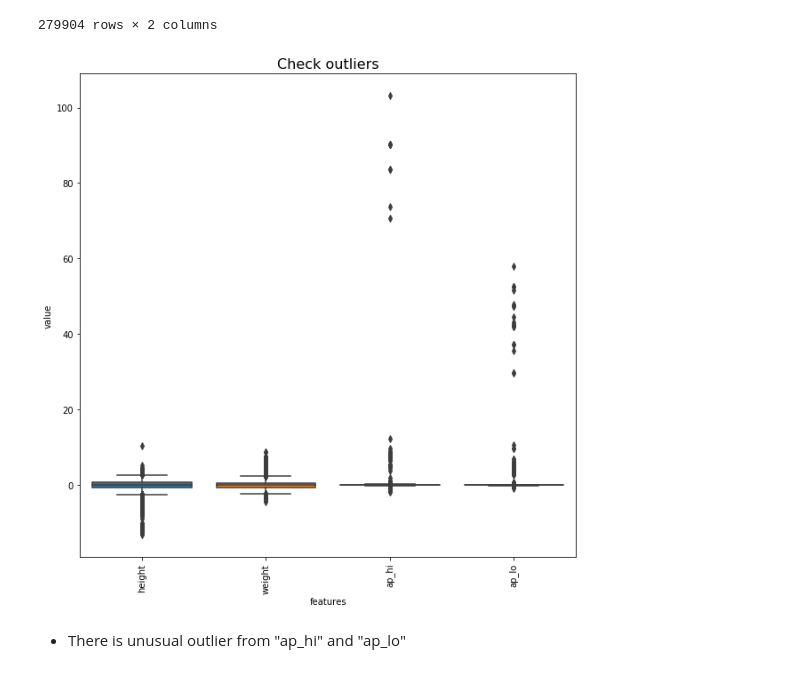
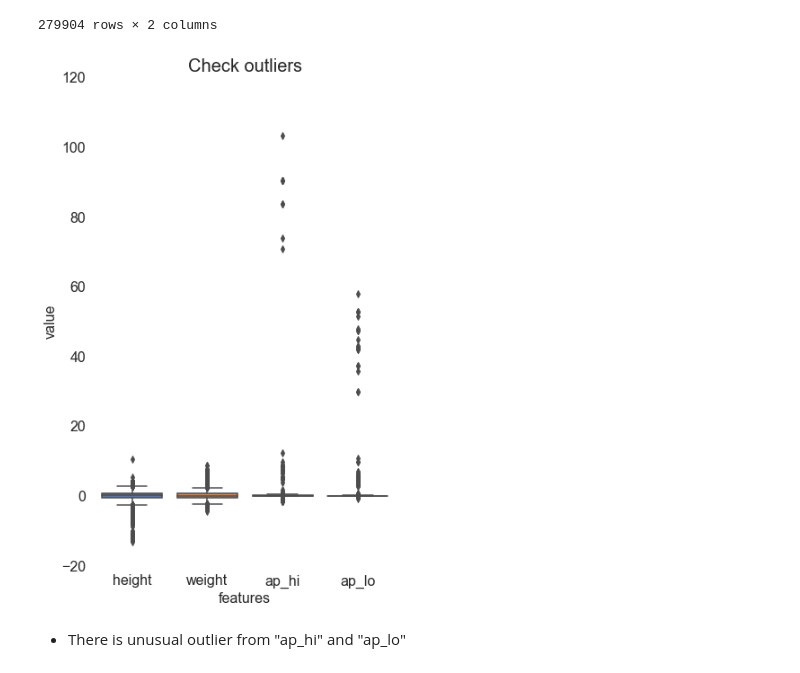
Before and after one commit to mkyurw/Heart-Disease-Prediction, a Jupyter notebook: Cardio.ipynb, the cells around one changed output. Drawn from its saved outputs; the diff is of its cells as text; code cells hidden in the pictures.

```diff
--- a/Cardio.ipynb
+++ b/Cardio.ipynb
@@ -228,10 +246,14 @@ df_melted
 279904 rows × 2 columns
 # %%
 # Draw boxplot
-plt.figure(figsize=(10,10))
-sns.boxplot(data=df_melted, x="features", y="value").set_title('Check outliers', fontsize=16)
-plt.xticks(rotation=90);
+plt.figure(figsize=(6,10))
+ax = sns.boxplot(data=df_melted, x="features", y="value").set_title('Check outliers', fontsize=20)
+plt.xlabel("features",fontsize=16)
+plt.ylabel("value",fontsize=16)
+plt.ylim(-20,120)
+plt.yticks(fontsize=16);
+plt.xticks(rotation=0,fontsize=16);
 # %% [output]
-[figure, old version]
+[figure, new version]
 # %% [markdown]
 * There is unusual outlier from "ap_hi" and "ap_lo"
```
Also changed, not shown: parts of 40 cells of this notebook.
